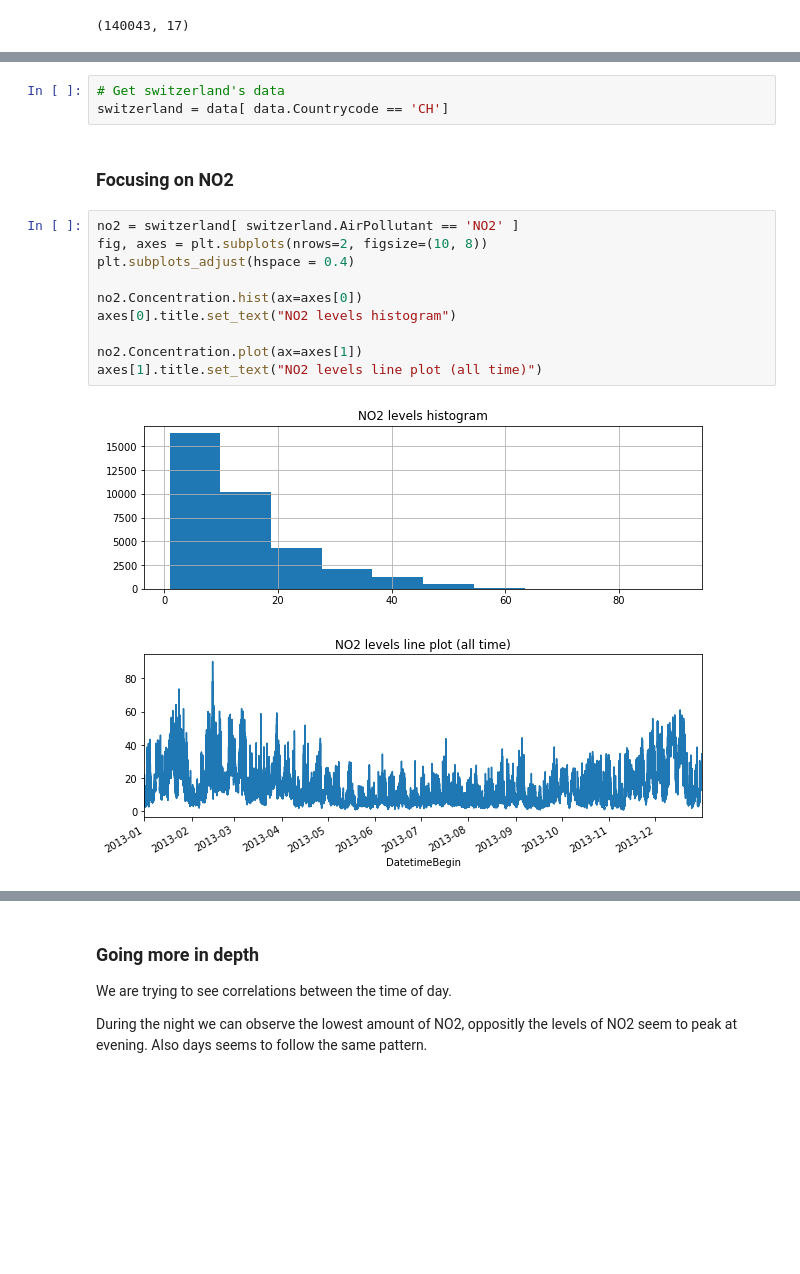
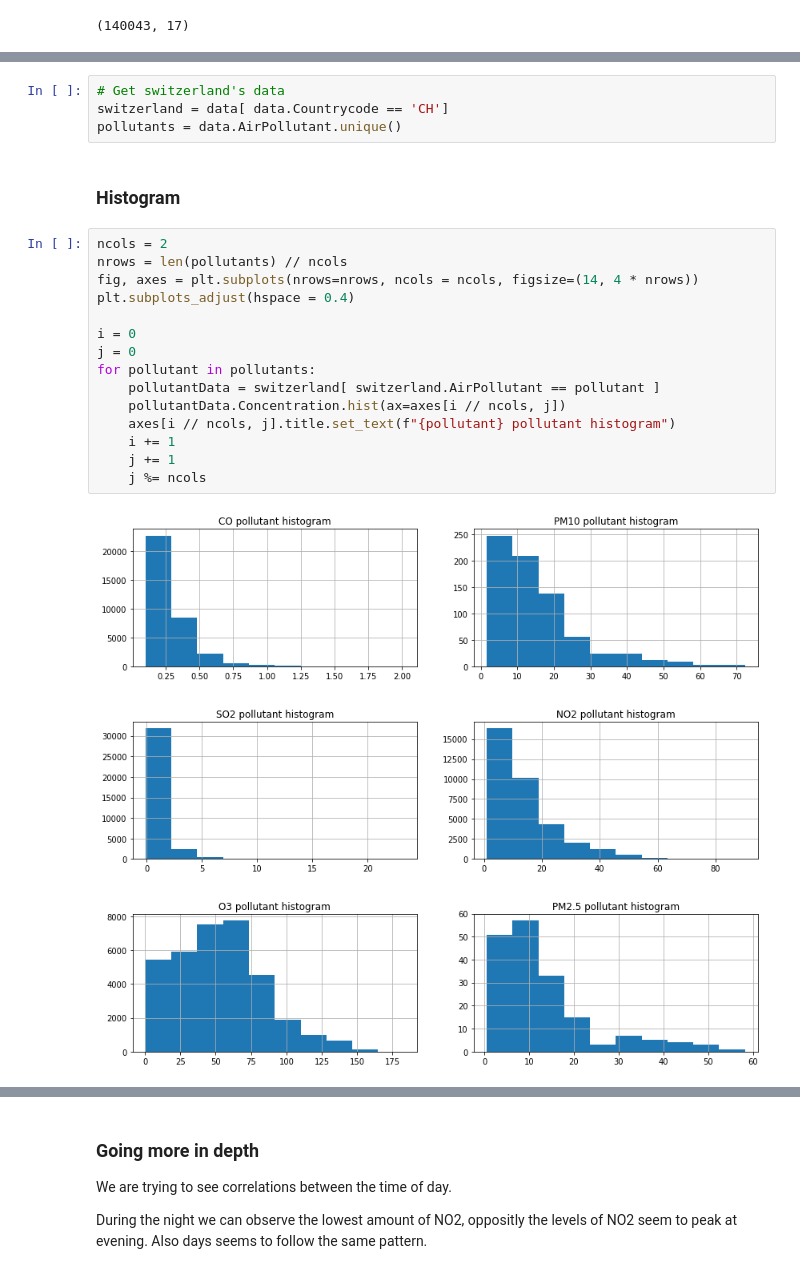
Before and after one commit to ada-pandas/ada-pandas.github.io, a Jupyter notebook: main.ipynb, the cells around one changed output, grey strips where cells are left out. Cells and saved outputs as stored; diff of their text form; blank space fills up the shorter version.

Commit message:
Analyse all pollutants

```diff
--- a/main.ipynb
+++ b/main.ipynb
@@ -98,17 +98,23 @@ At first, we are going to focus only on Switzerland and explore different pollut
 # %%
 # Get switzerland's data
 switzerland = data[ data.Countrycode == 'CH']
+pollutants = data.AirPollutant.unique()
-# %% [markdown]
-###  Focusing on NO2
-# %%
-no2 = switzerland[ switzerland.AirPollutant == 'NO2' ]
-fig, axes = plt.subplots(nrows=2, figsize=(10, 8))
-plt.subplots_adjust(hspace = 0.4)
-
-no2.Concentration.hist(ax=axes[0])
-axes[0].title.set_text("NO2 levels histogram")
-
-no2.Concentration.plot(ax=axes[1])
-axes[1].title.set_text("NO2 levels line plot (all time)")
-# %% [output]
-[figure, removed]
+# %% [markdown]
+###  Histogram
+# %%
+ncols = 2
+nrows = len(pollutants) // ncols
+fig, axes = plt.subplots(nrows=nrows, ncols = ncols, figsize=(14, 4 * nrows))
+plt.subplots_adjust(hspace = 0.4)
+
+i = 0
+j = 0
+for pollutant in pollutants:
+    pollutantData = switzerland[ switzerland.AirPollutant == pollutant ]
+    pollutantData.Concentration.hist(ax=axes[i // ncols, j])
+    axes[i // ncols, j].title.set_text(f"{pollutant} pollutant histogram")
+    i += 1
+    j += 1
+    j %= ncols
+# %% [output]
+[figure, added]
```
Also changed, not shown: parts of 7 cells of this notebook.
